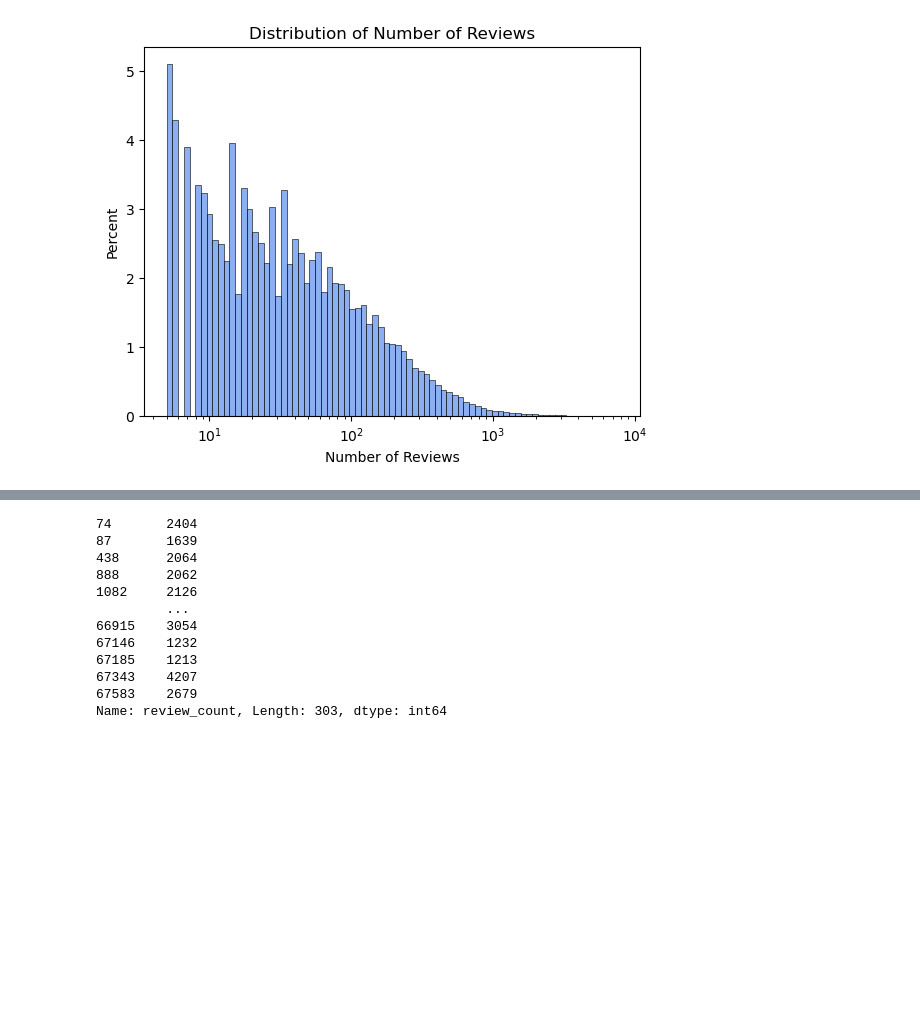
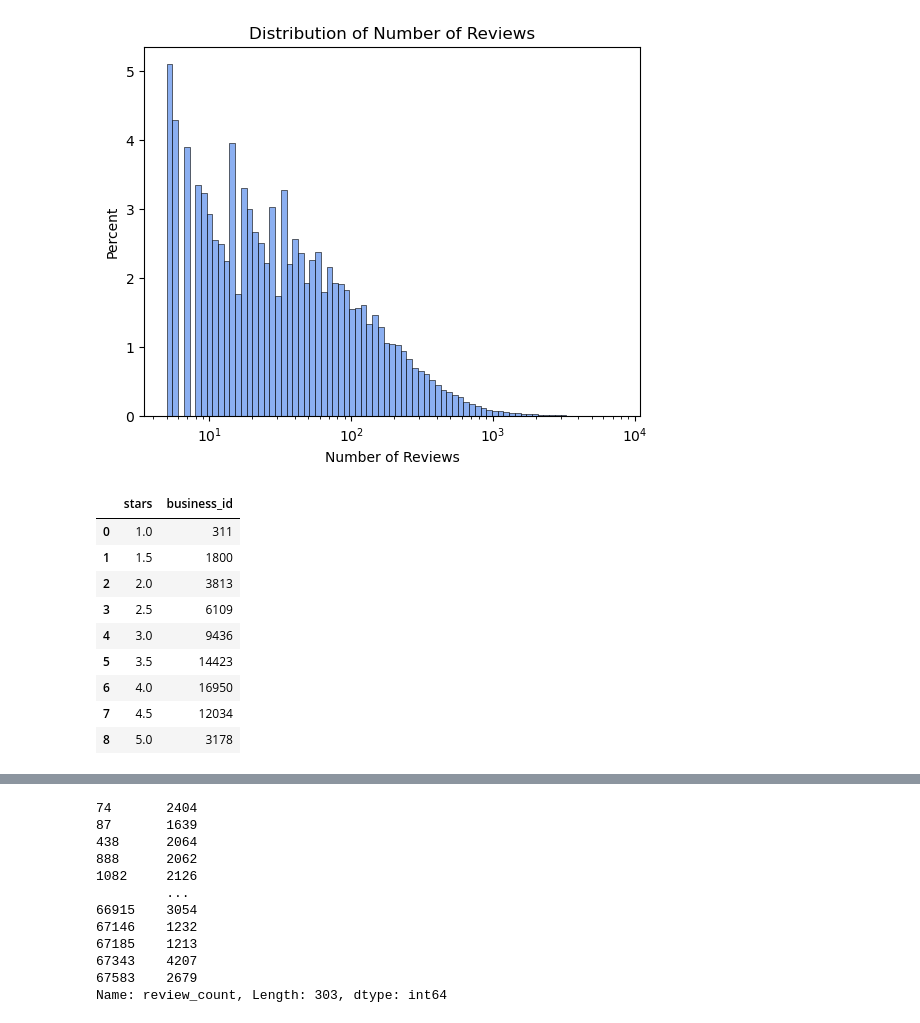
Before and after one commit to 98mina2/FP209b, a Jupyter notebook: EDA_business.ipynb, the cells around one changed output, grey strips where cells are left out. Drawn from its saved outputs; the diff is of its cells as text; code cells hidden in the pictures; blank space fills up the shorter version.

```diff
--- a/EDA_business.ipynb
+++ b/EDA_business.ipynb
@@ -66,3 +66,16 @@ plt.xlabel("Number of Reviews")
 # %% [output]
 Text(0.5, 0, 'Number of Reviews')
 [figure]
+# %%
+df.groupby(['stars'])[['business_id']].agg('count').reset_index().astype({'stars': str})
+# %% [output]
+|  | stars | business_id |
+| 0 | 1.0 | 311 |
+| 1 | 1.5 | 1800 |
+| 2 | 2.0 | 3813 |
+| 3 | 2.5 | 6109 |
+| 4 | 3.0 | 9436 |
+| 5 | 3.5 | 14423 |
+| 6 | 4.0 | 16950 |
+| 7 | 4.5 | 12034 |
+| 8 | 5.0 | 3178 |
```
Also changed, not shown: parts of 1 cell of this notebook.
